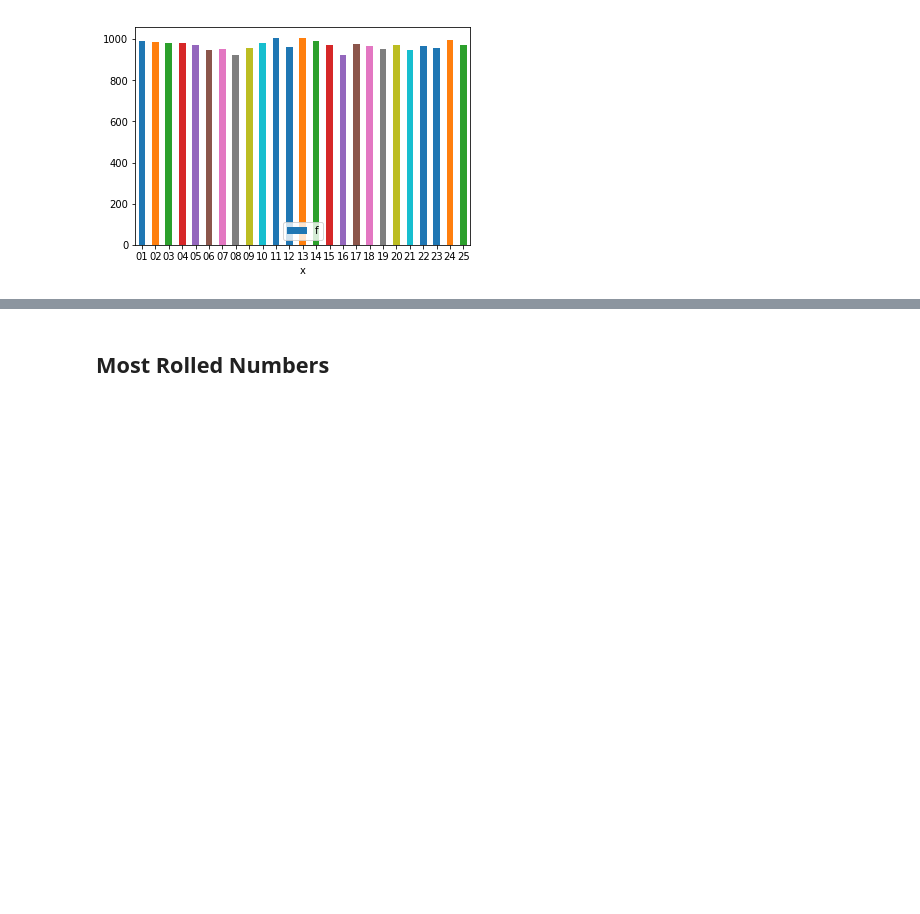
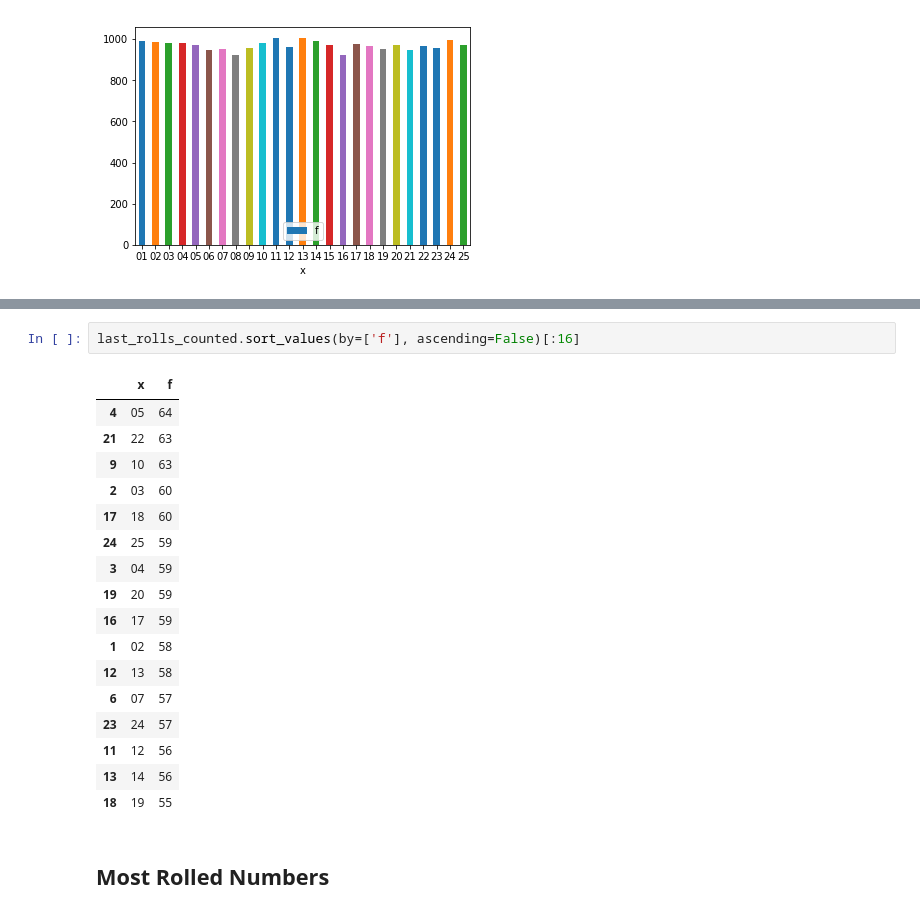
Before and after one commit to TonGarcia/LotoBot, a Jupyter notebook: src/statistic_algorithms.ipynb, the cells around one changed output, grey strips where cells are left out. Cells and saved outputs as stored; diff of their text form; blank space fills up the shorter version.

```diff
--- a/src/statistic_algorithms.ipynb
+++ b/src/statistic_algorithms.ipynb
@@ -235,3 +244,23 @@ rolls_counted.plot.bar(x='x', y='f', rot=0)
+# %%
+last_rolls_counted.sort_values(by=['f'], ascending=False)[:16]
+# %% [output]
+|  | x | f |
+| 4 | 05 | 64 |
+| 21 | 22 | 63 |
+| 9 | 10 | 63 |
+| 2 | 03 | 60 |
+| 17 | 18 | 60 |
+| 24 | 25 | 59 |
+| 3 | 04 | 59 |
+| 19 | 20 | 59 |
+| 16 | 17 | 59 |
+| 1 | 02 | 58 |
+| 12 | 13 | 58 |
+| 6 | 07 | 57 |
+| 23 | 24 | 57 |
+| 11 | 12 | 56 |
+| 13 | 14 | 56 |
+| 18 | 19 | 55 |
 # %% [markdown]
 ## Most Rolled Numbers
 # %%
```
Also changed, not shown: parts of 6 cells of this notebook.
